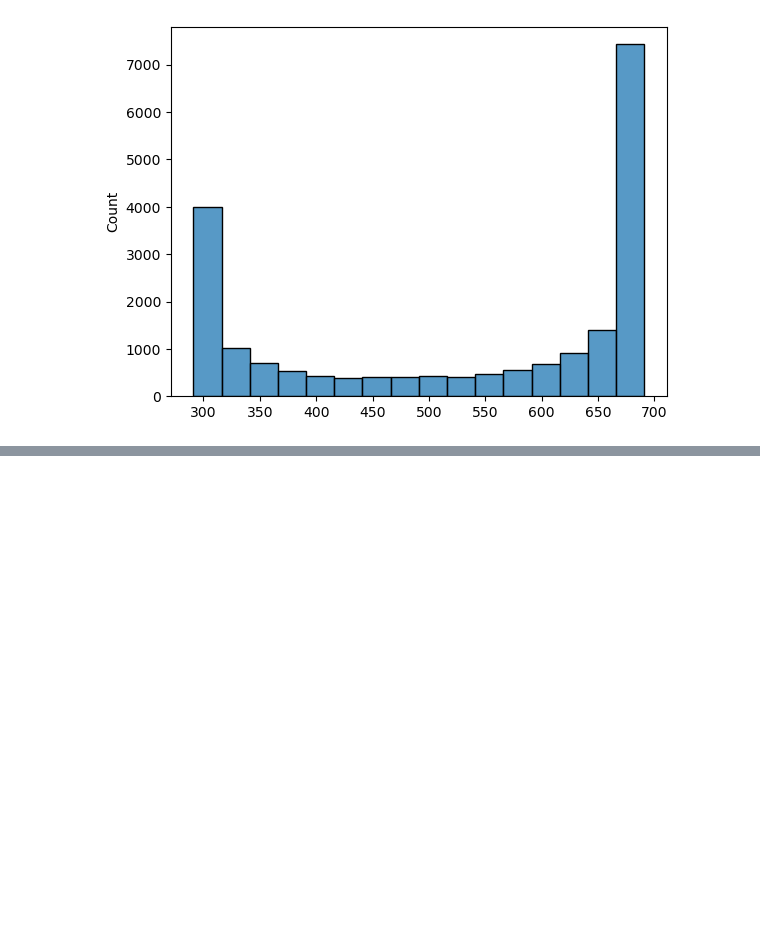
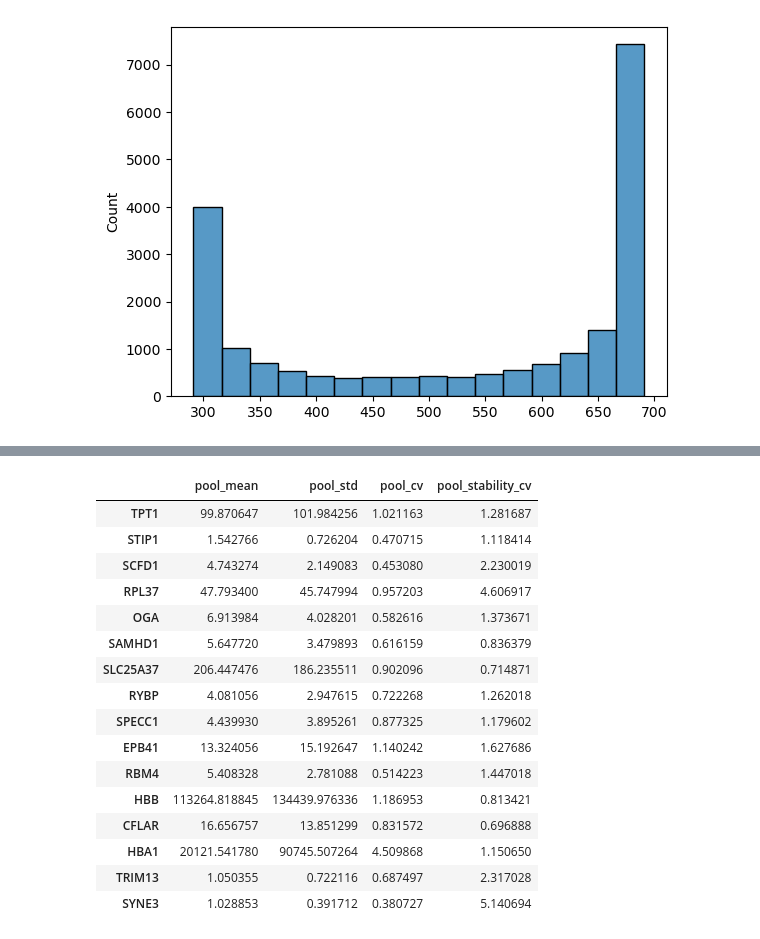
Before and after one commit to guilhermetabordaribas/housekeepingMinerPy, a Jupyter notebook: testing_pkg_hkgMiner.ipynb, the cells around one changed output, grey strips where cells are left out. Cells and saved outputs as stored; diff of their text form; code cells hidden in the pictures; blank space fills up the shorter version.

```diff
--- a/testing_pkg_hkgMiner.ipynb
+++ b/testing_pkg_hkgMiner.ipynb
@@ -98,0 +145,20 @@ aux.columns = [s[0]+','+s[1] for s in list(itertools.combinations(adata.var.inde
+# %%
+adata.var
+# %% [output]
+|  | pool_mean | pool_std | pool_cv | pool_stability_cv |
+| TPT1 | 99.870647 | 101.984256 | 1.021163 | 1.281687 |
+| STIP1 | 1.542766 | 0.726204 | 0.470715 | 1.118414 |
+| SCFD1 | 4.743274 | 2.149083 | 0.453080 | 2.230019 |
+| RPL37 | 47.793400 | 45.747994 | 0.957203 | 4.606917 |
+| OGA | 6.913984 | 4.028201 | 0.582616 | 1.373671 |
+| SAMHD1 | 5.647720 | 3.479893 | 0.616159 | 0.836379 |
+| SLC25A37 | 206.447476 | 186.235511 | 0.902096 | 0.714871 |
+| RYBP | 4.081056 | 2.947615 | 0.722268 | 1.262018 |
+| SPECC1 | 4.439930 | 3.895261 | 0.877325 | 1.179602 |
+| EPB41 | 13.324056 | 15.192647 | 1.140242 | 1.627686 |
+| RBM4 | 5.408328 | 2.781088 | 0.514223 | 1.447018 |
+| HBB | 113264.818845 | 134439.976336 | 1.186953 | 0.813421 |
+| CFLAR | 16.656757 | 13.851299 | 0.831572 | 0.696888 |
+| HBA1 | 20121.541780 | 90745.507264 | 4.509868 | 1.150650 |
+| TRIM13 | 1.050355 | 0.722116 | 0.687497 | 2.317028 |
+| SYNE3 | 1.028853 | 0.391712 | 0.380727 | 5.140694 |
```
Also changed, not shown: parts of 18 cells of this notebook, 1 other file.
